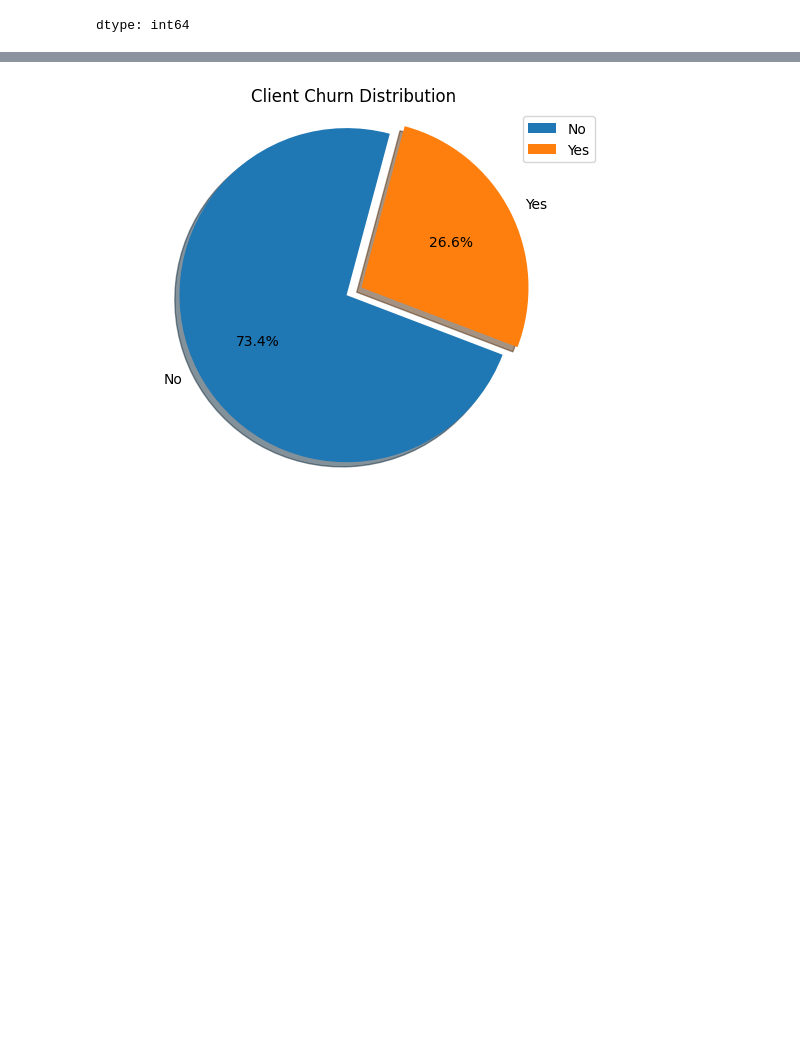
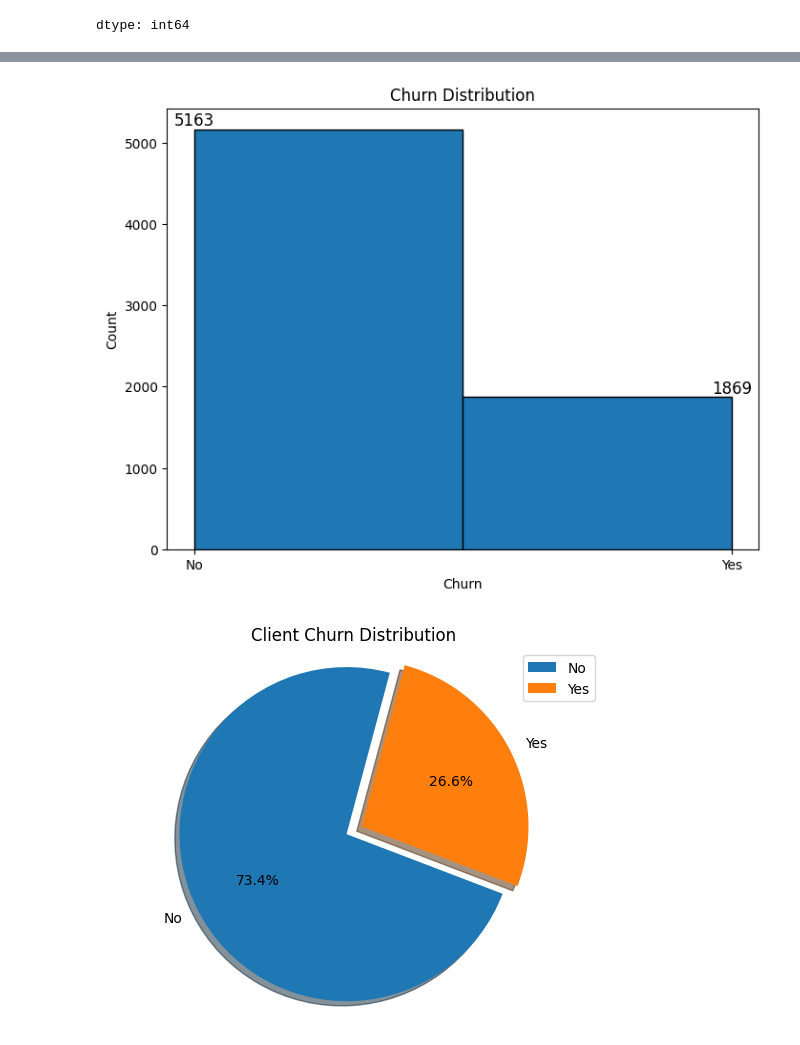
Before and after one commit to Sevinj-joy/Matplotlib_examples, a Jupyter notebook: Churn_analysis/churn_analysis.ipynb, the cells around one changed output, grey strips where cells are left out. Cells and saved outputs as stored; diff of their text form; code cells hidden in the pictures; blank space fills up the shorter version.

```diff
--- a/Churn_analysis/churn_analysis.ipynb
+++ b/Churn_analysis/churn_analysis.ipynb
@@ -108,4 +196,20 @@ data.head()
 5 rows × 22 columns
+# %%
+plt.figure(figsize=(8,6))
+plt.hist(data["Churn"], bins=2, edgecolor='black')
+plt.xlabel("Churn")
+plt.ylabel("Count")
+plt.xticks([0, 1], ['No', 'Yes'])
+
+# adding 0 and 1 to Churn
+churn_counts = data["Churn"].value_counts()
+for i, count in enumerate(churn_counts):
+    plt.text(i, count + 50, str(count), ha='center', fontsize=12)
+
+plt.title("Churn Distribution")
+plt.show()
+# %% [output]
+[figure, new version]
 # %%
 sizes=[5174,1879]
 labels="No","Yes"
```
Also changed, not shown: parts of 20 cells of this notebook.
